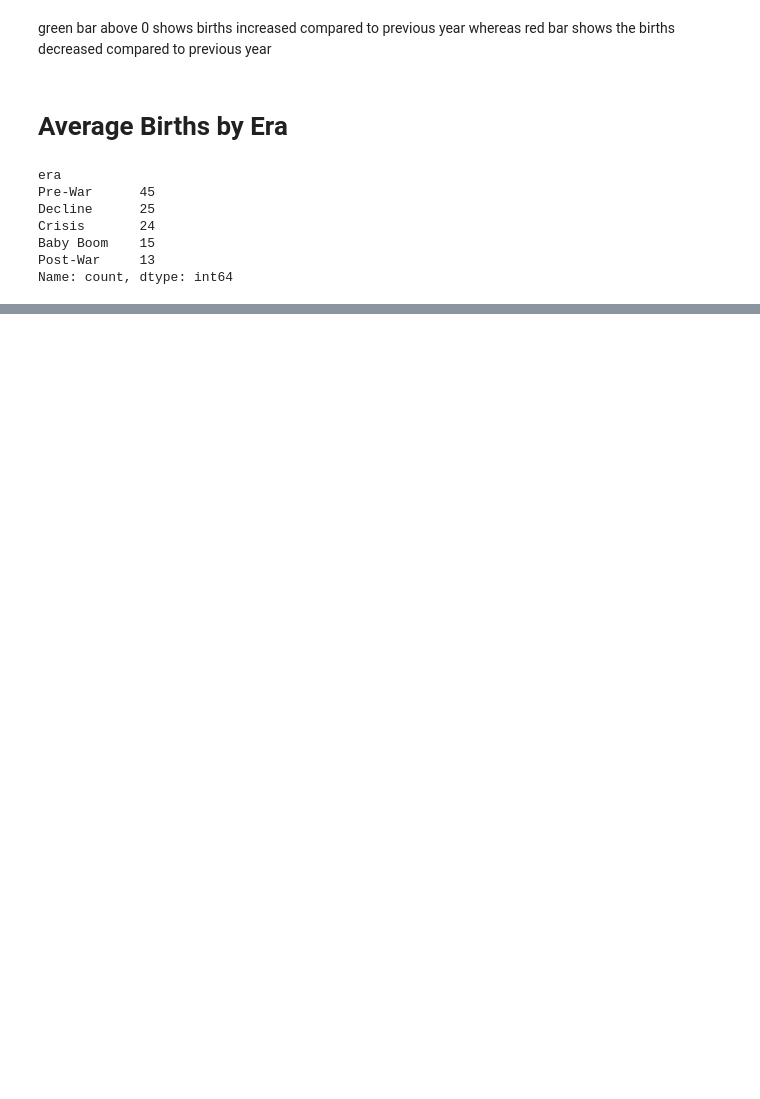
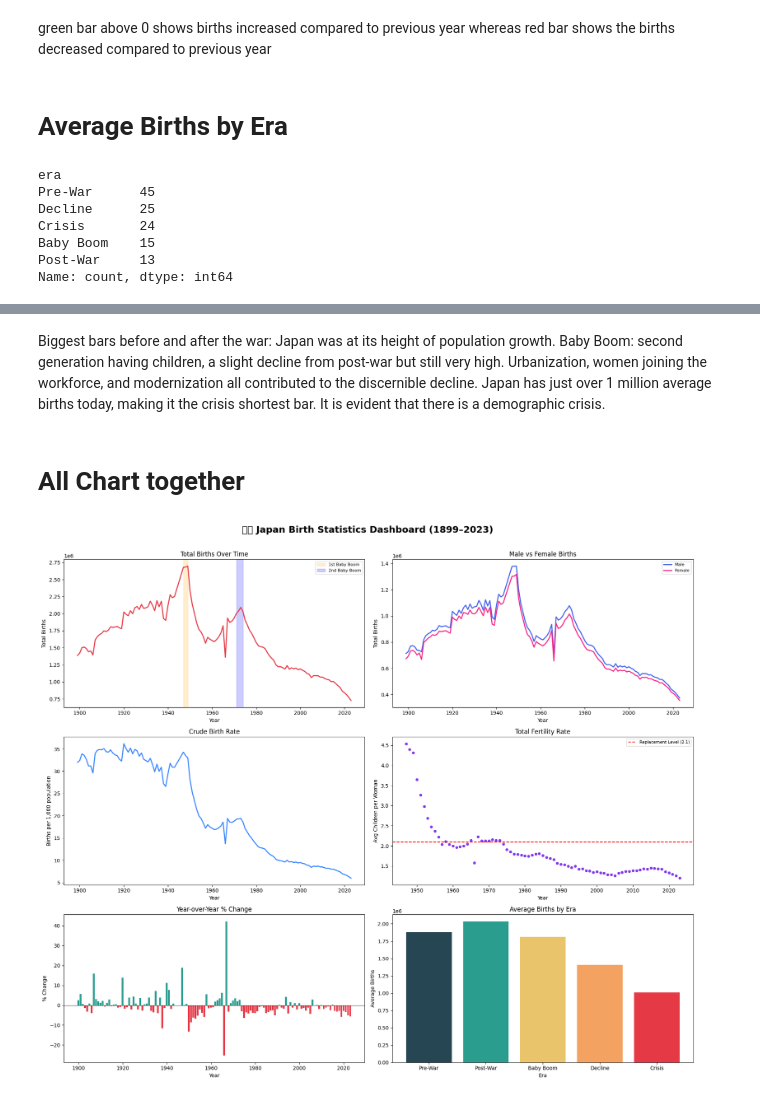
Before and after one commit to suzzzel5/Japan-Birth-Statistics-1899-2023-, a Jupyter notebook: notebooks/01_data_exploration.ipynb, the cells around one changed output, grey strips where cells are left out. Saved outputs shown, nothing was run; the diff lists cells and outputs as text; code cells hidden in the pictures; blank space fills up the shorter version.

```diff
--- a/notebooks/01_data_exploration.ipynb
+++ b/notebooks/01_data_exploration.ipynb
@@ -488,0 +494,67 @@ plt.show()
+# %% [markdown]
+Biggest bars before and after the war: Japan was at its height of population growth.
+Baby Boom: second generation having children, a slight decline from post-war but still very high.
+Urbanization, women joining the workforce, and modernization all contributed to the discernible decline.
+Japan has just over 1 million average births today, making it the crisis shortest bar. It is evident that there is a demographic crisis.
+# %% [markdown]
+# All Chart together
+# %%
+fig, axes = plt.subplots(3, 2, figsize=(18, 15)) #3 rows and 2 columns with 5 charts total
+
+# ── Chart 1 — Total Births Over Time
+axes[0, 0].plot(df['year'], df['total_births'], color='#e63946', linewidth=2)  #Row 0 and column 0 with top left chart
+axes[0, 0].axvspan(1947, 1949, alpha=0.2, color='orange', label='1st Baby Boom')
+axes[0, 0].axvspan(1971, 1974, alpha=0.2, color='blue',   label='2nd Baby Boom')
+axes[0, 0].set_title('Total Births Over Time')
+axes[0, 0].set_xlabel('Year')
+axes[0, 0].set_ylabel('Total Births')
+axes[0, 0].legend(fontsize=8)
+
+# ── Chart 2 — Male vs Female
+axes[0, 1].plot(df['year'], df['male_births'],   color='#4361ee', linewidth=2, label='Male')
+axes[0, 1].plot(df['year'], df['female_births'], color='#f72585', linewidth=2, label='Female')
+axes[0, 1].set_title('Male vs Female Births')
+axes[0, 1].set_xlabel('Year')
+axes[0, 1].set_ylabel('Total Births')
+axes[0, 1].legend(fontsize=8)
+
+# ── Chart 3 — Crude Birth Rate
+axes[1, 0].plot(df['year'], df['crude_birth_rate'], color='#3a86ff', linewidth=2)
+axes[1, 0].set_title('Crude Birth Rate')
+axes[1, 0].set_xlabel('Year')
+axes[1, 0].set_ylabel('Births per 1,000 population')
+
+# ── Chart 4 — Total Fertility Rate
+tfr = df.dropna(subset=['total_fertility_rate'])
+axes[1, 1].scatter(tfr['year'], tfr['total_fertility_rate'], color='#8338ec', s=20)
+axes[1, 1].axhline(y=2.1, color='red', linewidth=1.5, linestyle='--', label='Replacement Level (2.1)')
+axes[1, 1].set_title('Total Fertility Rate')
+axes[1, 1].set_xlabel('Year')
+axes[1, 1].set_ylabel('Avg Children per Woman')
+axes[1, 1].legend(fontsize=8)
+
+# ── Chart 5 — YoY % Change
+df['yoy_pct_change'] = df['total_births'].pct_change() * 100
+colors = ['#e63946' if x < 0 else '#2a9d8f' for x in df['yoy_pct_change']]
+axes[2, 0].bar(df['year'], df['yoy_pct_change'], color=colors, width=0.8)
+axes[2, 0].axhline(y=0, color='black', linewidth=0.8)
+axes[2, 0].set_title('Year-over-Year % Change')
+axes[2, 0].set_xlabel('Year')
+axes[2, 0].set_ylabel('% Change')
+
+# ── Chart 6 — Births by Era
+era_order = ['Pre-War', 'Post-War', 'Baby Boom', 'Decline', 'Crisis']
+era_stats = df.groupby('era')['total_births'].mean().round(0).loc[era_order]
+axes[2, 1].bar(era_stats.index, era_stats.values,
+          color=['#264653', '#2a9d8f', '#e9c46a', '#f4a261', '#e63946'])
+axes[2, 1].set_title('Average Births by Era')
+axes[2, 1].set_xlabel('Era')
+axes[2, 1].set_ylabel('Average Births')
+
+plt.suptitle('🇯🇵 Japan Birth Statistics Dashboard (1899–2023)',  #Title of whole dashboard for all 6 charts
+          fontsize=18, fontweight='bold', y=1.01)
+plt.tight_layout()
+plt.savefig('../plots/dashboard.png', dpi=150, bbox_inches='tight')
+plt.show()
+# %% [output]
+[figure, added]
```
Also changed, not shown: parts of 9 cells of this notebook, 6 other files.
